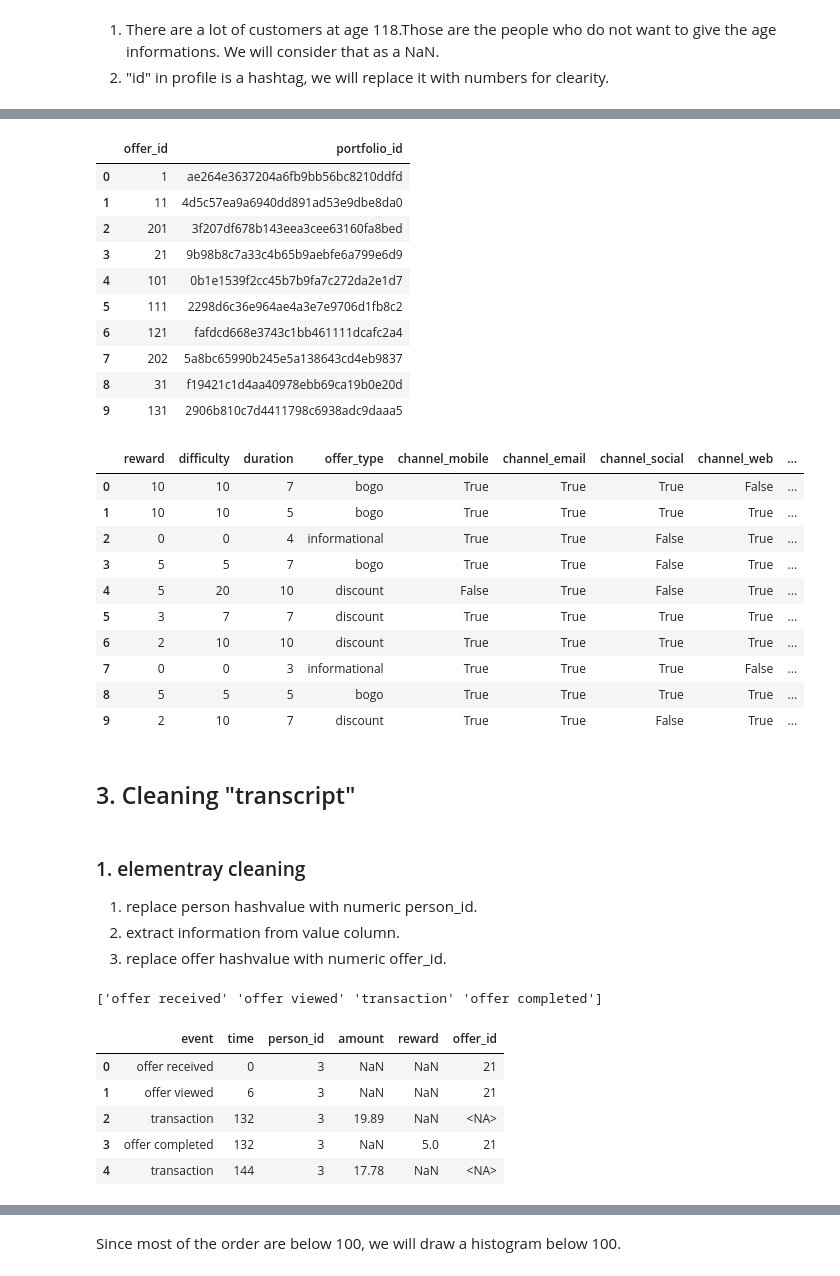
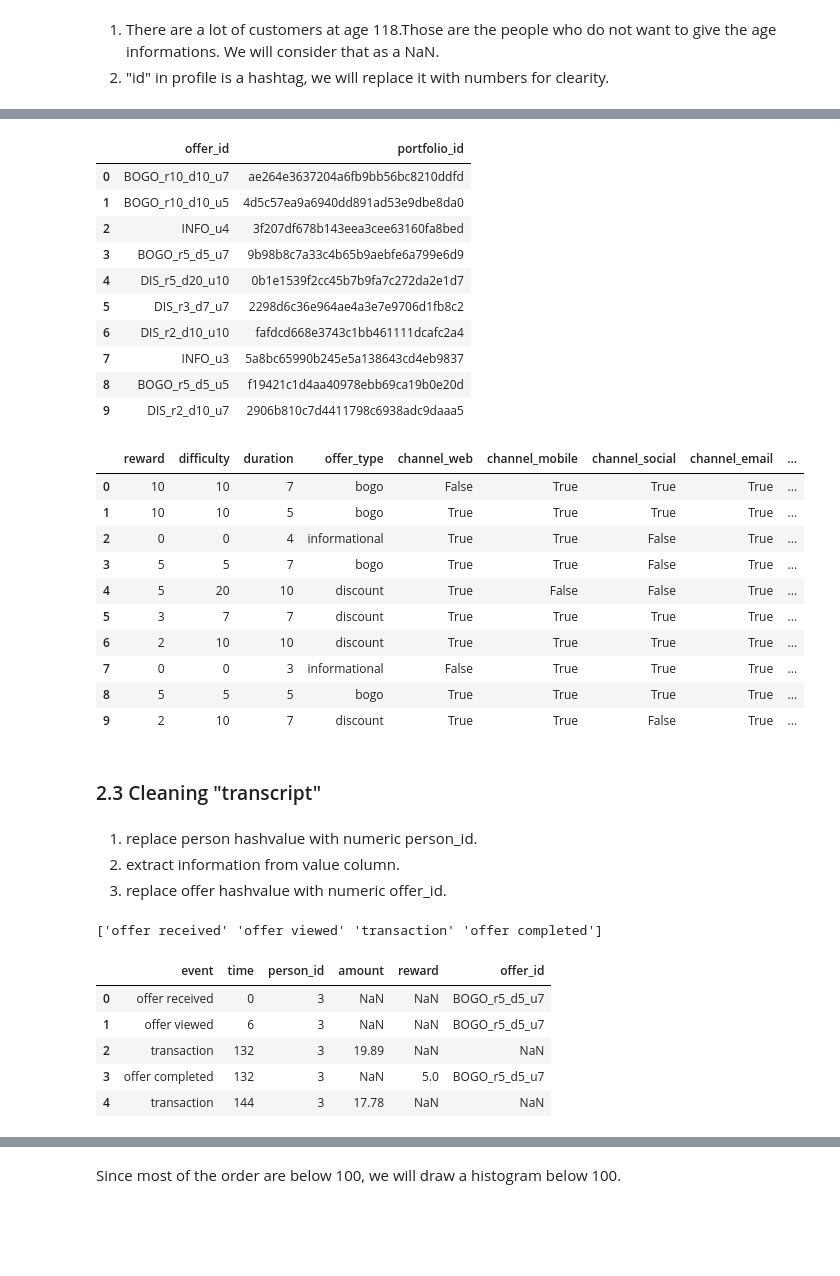
Before and after one commit to venson/starbucks, a Jupyter notebook: Starbucks_Capstone_notebook.ipynb, the cells around one changed output, grey strips where cells are left out. Saved outputs shown, nothing was run; the diff lists cells and outputs as text; code cells hidden in the pictures; blank space fills up the shorter version.

```diff
--- a/Starbucks_Capstone_notebook.ipynb
+++ b/Starbucks_Capstone_notebook.ipynb
@@ -188,21 +194,30 @@ plt.show()
 # %%
-map_dict = {'offer_id': [1, 11,201,21,101,111,121,202,31,131]}
+map_dict = {'offer_id': ['BOGO_r10_d10_u7',
+                         'BOGO_r10_d10_u5',
+                         'INFO_u4',
+                         'BOGO_r5_d5_u7',
+                         'DIS_r5_d20_u10',
+                         'DIS_r3_d7_u7',
+                         'DIS_r2_d10_u10',
+                         'INFO_u3',
+                         'BOGO_r5_d5_u5',
+                         'DIS_r2_d10_u7']}
 offer_id_map = pd.DataFrame(map_dict)
 offer_id_map = offer_id_map.merge(portfolio.loc[:,'id'], left_index = True, right_index = True)
 offer_id_map.rename(columns = {'id':'portfolio_id'}, inplace = True)
 offer_id_map
 # %% [output]
 |  | offer_id | portfolio_id |
-| 0 | 1 | ae264e3637204a6fb9bb56bc8210ddfd |
-| 1 | 11 | 4d5c57ea9a6940dd891ad53e9dbe8da0 |
-| 2 | 201 | 3f207df678b143eea3cee63160fa8bed |
-| 3 | 21 | 9b98b8c7a33c4b65b9aebfe6a799e6d9 |
-| 4 | 101 | 0b1e1539f2cc45b7b9fa7c272da2e1d7 |
-| 5 | 111 | 2298d6c36e964ae4a3e7e9706d1fb8c2 |
-| 6 | 121 | fafdcd668e3743c1bb461111dcafc2a4 |
-| 7 | 202 | 5a8bc65990b245e5a138643cd4eb9837 |
-| 8 | 31 | f19421c1d4aa40978ebb69ca19b0e20d |
-| 9 | 131 | 2906b810c7d4411798c6938adc9daaa5 |
+| 0 | BOGO_r10_d10_u7 | ae264e3637204a6fb9bb56bc8210ddfd |
+| 1 | BOGO_r10_d10_u5 | 4d5c57ea9a6940dd891ad53e9dbe8da0 |
+| 2 | INFO_u4 | 3f207df678b143eea3cee63160fa8bed |
+| 3 | BOGO_r5_d5_u7 | 9b98b8c7a33c4b65b9aebfe6a799e6d9 |
+| 4 | DIS_r5_d20_u10 | 0b1e1539f2cc45b7b9fa7c272da2e1d7 |
+| 5 | DIS_r3_d7_u7 | 2298d6c36e964ae4a3e7e9706d1fb8c2 |
+| 6 | DIS_r2_d10_u10 | fafdcd668e3743c1bb461111dcafc2a4 |
+| 7 | INFO_u3 | 5a8bc65990b245e5a138643cd4eb9837 |
+| 8 | BOGO_r5_d5_u5 | f19421c1d4aa40978ebb69ca19b0e20d |
+| 9 | DIS_r2_d10_u7 | 2906b810c7d4411798c6938adc9daaa5 |
 # %%
 def clean_portfolio(portfolio = portfolio, offer_id_map = offer_id_map):
     """
@@ -233,26 +248,25 @@ portfolio_clean = clean_portfolio()
 # %%
 portfolio_clean
 # %% [output]
-|  | reward | difficulty | duration | offer_type | channel_mobile | channel_email | channel_social | channel_web | ... |
-| 0 | 10 | 10 | 7 | bogo | True | True | True | False | ... |
+|  | reward | difficulty | duration | offer_type | channel_web | channel_mobile | channel_social | channel_email | ... |
+| 0 | 10 | 10 | 7 | bogo | False | True | True | True | ... |
 | 1 | 10 | 10 | 5 | bogo | True | True | True | True | ... |
 | 2 | 0 | 0 | 4 | informational | True | True | False | True | ... |
 | 3 | 5 | 5 | 7 | bogo | True | True | False | True | ... |
-| 4 | 5 | 20 | 10 | discount | False | True | False | True | ... |
+| 4 | 5 | 20 | 10 | discount | True | False | False | True | ... |
 | 5 | 3 | 7 | 7 | discount | True | True | True | True | ... |
 | 6 | 2 | 10 | 10 | discount | True | True | True | True | ... |
-| 7 | 0 | 0 | 3 | informational | True | True | True | False | ... |
+| 7 | 0 | 0 | 3 | informational | False | True | True | True | ... |
 | 8 | 5 | 5 | 5 | bogo | True | True | True | True | ... |
 | 9 | 2 | 10 | 7 | discount | True | True | False | True | ... |
 # %% [markdown]
-## 3. Cleaning "transcript"
+### 2.3 Cleaning "transcript"
 # %% [markdown]
-### 1. elementray cleaning
-
 1. replace person hashvalue with numeric person_id.
 2. extract information from value column.
 3. replace offer hashvalue with numeric offer_id.
 # %%
+### Clean ###
 def elementary_transcript(transcript = transcript, portfolio = portfolio_clean, offer_id_map = offer_id_map, user_id_map = user_id_map):
     """
     clean the transcript data, use person_id, offer_id instead of hash number.
@@ -283,7 +297,7 @@ def elementary_transcript(transcript = transcript, portfolio = portfolio_clean,
 
     transcript_clean['reward'] = transcript_clean['value'].apply(lambda x :x.get('reward', np.nan))
     transcript_clean = transcript_clean.merge(offer_id_map,how = 'left', on = 'portfolio_id')
-    transcript_clean['offer_id'] = transcript_clean['offer_id'].astype('Int64')
+#    transcript_clean['offer_id'] = transcript_clean['offer_id'].astype('Int64')
     transcript_clean.drop(['person','value', 'portfolio_id'], axis = 1, inplace = True)
 
     return transcript_clean
@@ -293,8 +307,8 @@ elementary_trans.head()
 # %% [output]
 ['offer received' 'offer viewed' 'transaction' 'offer completed']
 |  | event | time | person_id | amount | reward | offer_id |
-| 0 | offer received | 0 | 3 | NaN | NaN | 21 |
-| 1 | offer viewed | 6 | 3 | NaN | NaN | 21 |
-| 2 | transaction | 132 | 3 | 19.89 | NaN | <NA> |
-| 3 | offer completed | 132 | 3 | NaN | 5.0 | 21 |
-| 4 | transaction | 144 | 3 | 17.78 | NaN | <NA> |
+| 0 | offer received | 0 | 3 | NaN | NaN | BOGO_r5_d5_u7 |
+| 1 | offer viewed | 6 | 3 | NaN | NaN | BOGO_r5_d5_u7 |
+| 2 | transaction | 132 | 3 | 19.89 | NaN | NaN |
+| 3 | offer completed | 132 | 3 | NaN | 5.0 | BOGO_r5_d5_u7 |
+| 4 | transaction | 144 | 3 | 17.78 | NaN | NaN |
```
Also changed, not shown: parts of 116 cells of this notebook.
